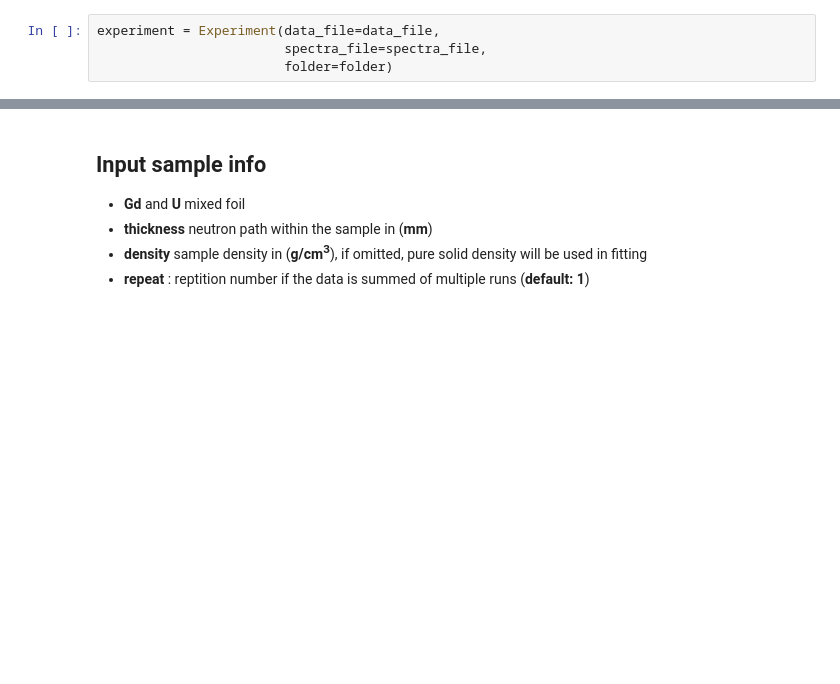
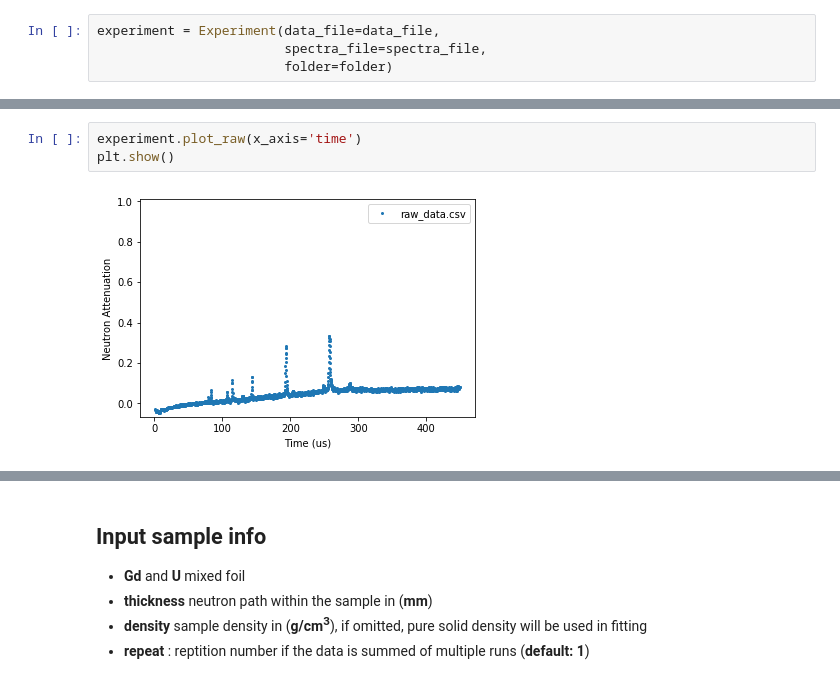
Before and after one commit to ornlneutronimaging/ResoFit, a Jupyter notebook: notebooks/tutorial.ipynb, the cells around one changed output, grey strips where cells are left out. Drawn from its saved outputs; the diff is of its cells as text; blank space fills up the shorter version.

```diff
--- a/notebooks/tutorial.ipynb
+++ b/notebooks/tutorial.ipynb
@@ -47,0 +187,5 @@ plt.show()
+# %%
+experiment.plot_raw(x_axis='time')
+plt.show()
+# %% [output]
+[figure, added]
```
Also changed, not shown: parts of 87 cells of this notebook, 3 other files.
